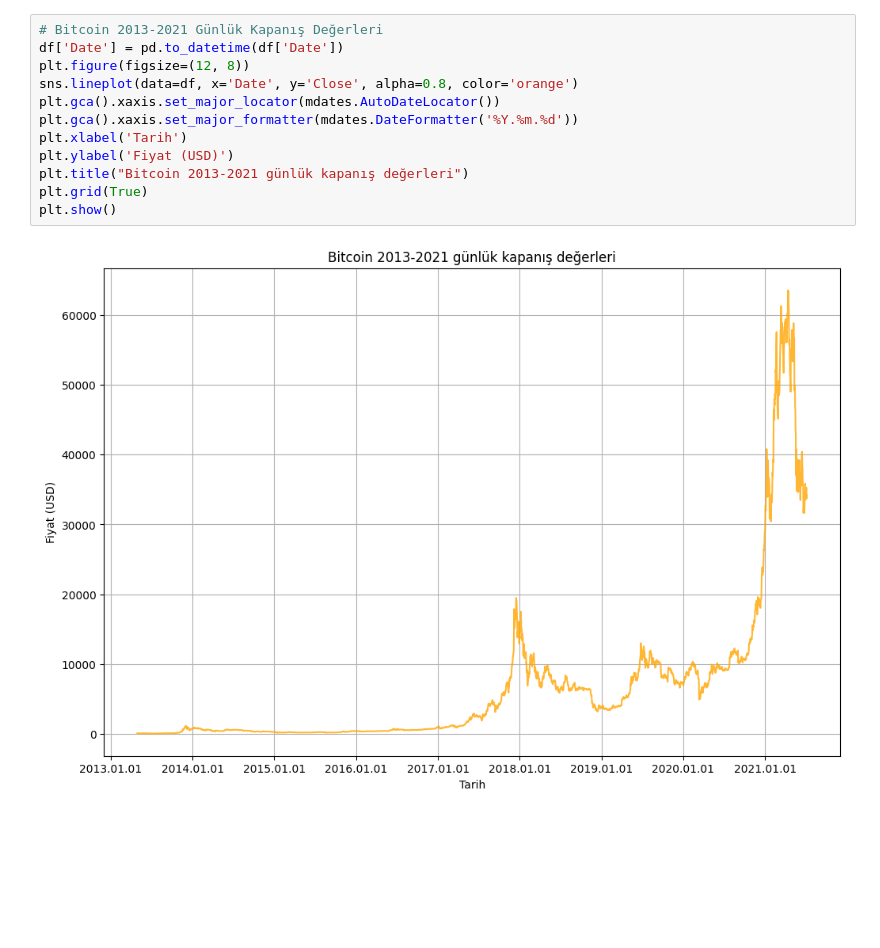
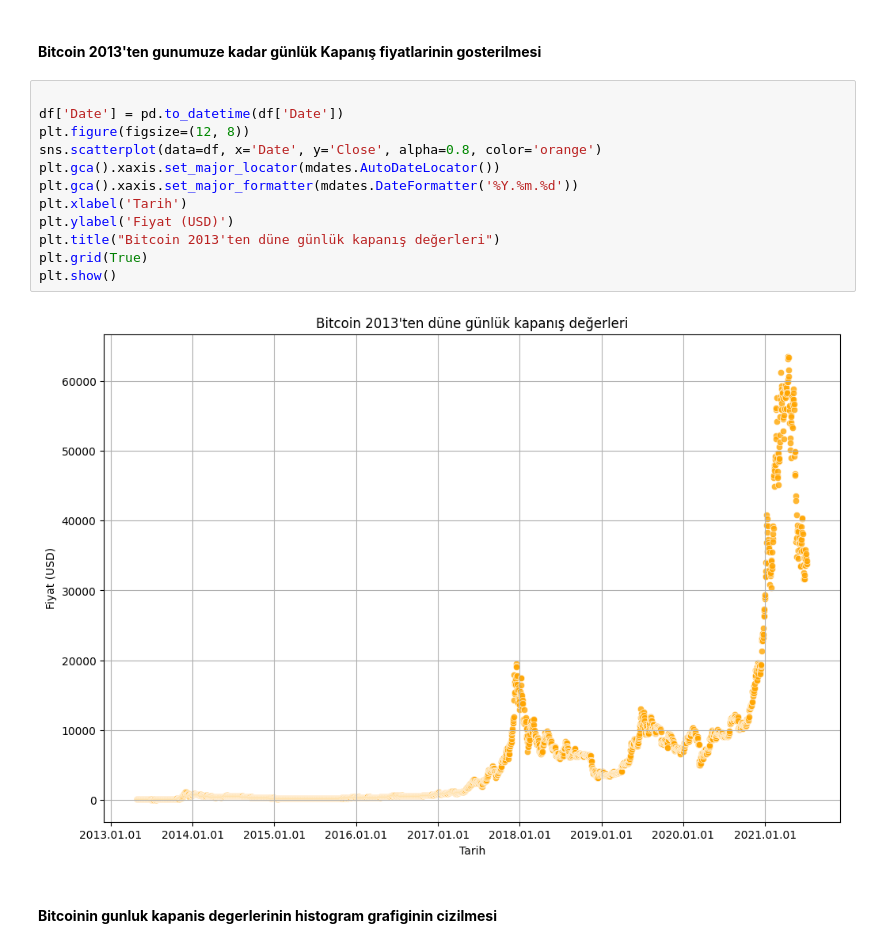
Before and after one commit to ErenElagz/Bitcoin-Price-Prediction, a Jupyter notebook: index.ipynb, the cells around one changed output. Drawn from its saved outputs; the diff is of its cells as text; blank space fills up the shorter version.

```diff
--- a/index.ipynb
+++ b/index.ipynb
@@ -19,18 +21,22 @@ df.head()
 | 2 | 3 | Bitcoin | BTC | 2013-05-01 | 139.889999 | 107.720001 | 139.000000 | 116.989998 | 0.0 | 1.298955e+09 |
 | 3 | 4 | Bitcoin | BTC | 2013-05-02 | 125.599998 | 92.281898 | 116.379997 | 105.209999 | 0.0 | 1.168517e+09 |
 | 4 | 5 | Bitcoin | BTC | 2013-05-03 | 108.127998 | 79.099998 | 106.250000 | 97.750000 | 0.0 | 1.085995e+09 |
+# %% [markdown]
+#### **Bitcoin 2013'ten gunumuze kadar günlük Kapanış fiyatlarinin gosterilmesi**
 # %%
-# Bitcoin 2013-2021 Günlük Kapanış Değerleri
+
 df['Date'] = pd.to_datetime(df['Date'])
 plt.figure(figsize=(12, 8))
-sns.lineplot(data=df, x='Date', y='Close', alpha=0.8, color='orange')
+sns.scatterplot(data=df, x='Date', y='Close', alpha=0.8, color='orange')
 plt.gca().xaxis.set_major_locator(mdates.AutoDateLocator())
 plt.gca().xaxis.set_major_formatter(mdates.DateFormatter('%Y.%m.%d'))
 plt.xlabel('Tarih')
 plt.ylabel('Fiyat (USD)')
-plt.title("Bitcoin 2013-2021 günlük kapanış değerleri")
+plt.title("Bitcoin 2013'ten düne günlük kapanış değerleri")
 plt.grid(True)
 plt.show()
 # %% [output]
-[figure, old version]
+[figure, new version]
+# %% [markdown]
+#### **Bitcoinin gunluk kapanis degerlerinin histogram grafiginin cizilmesi**
 # %%
```
Also changed, not shown: parts of 26 cells of this notebook.
